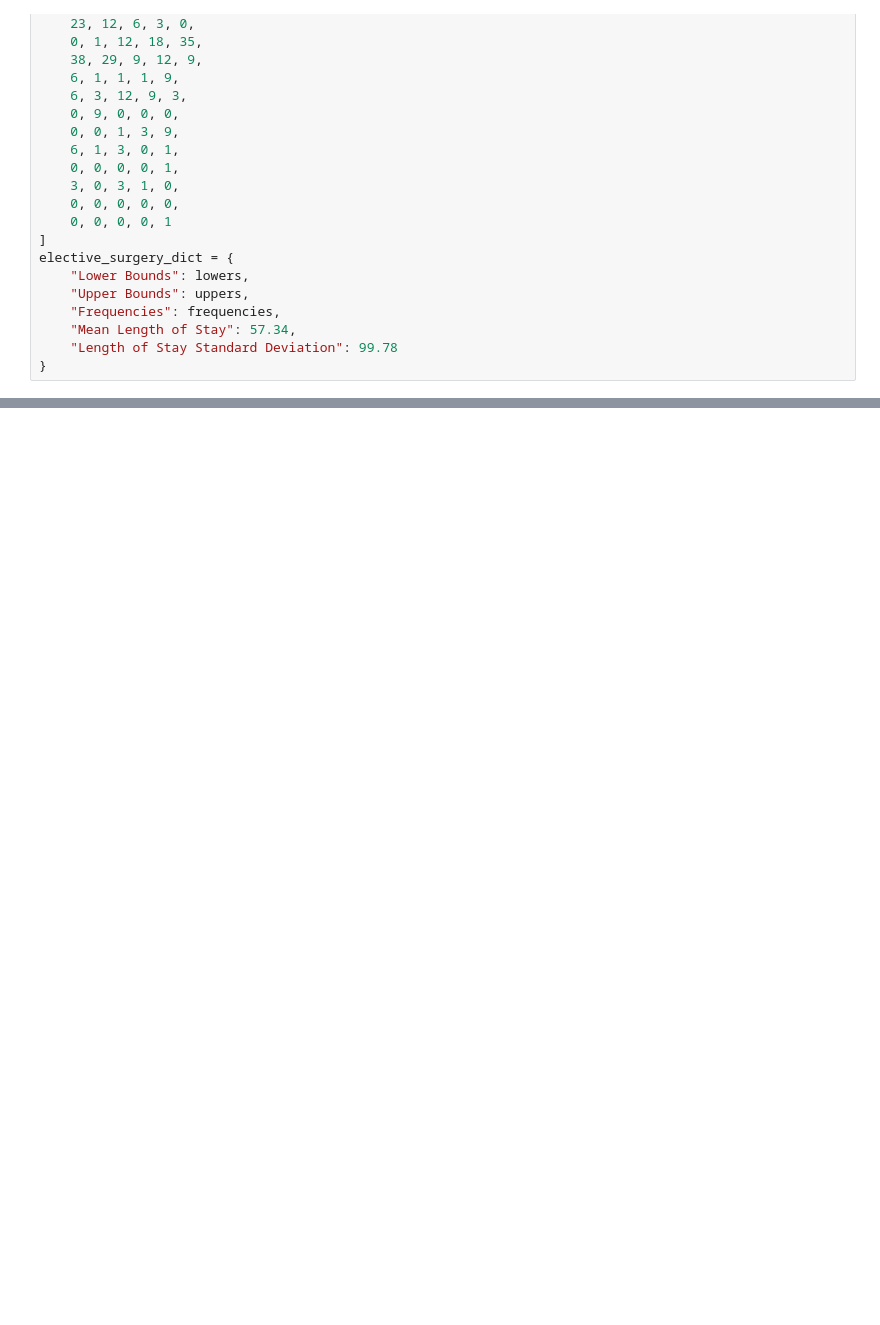
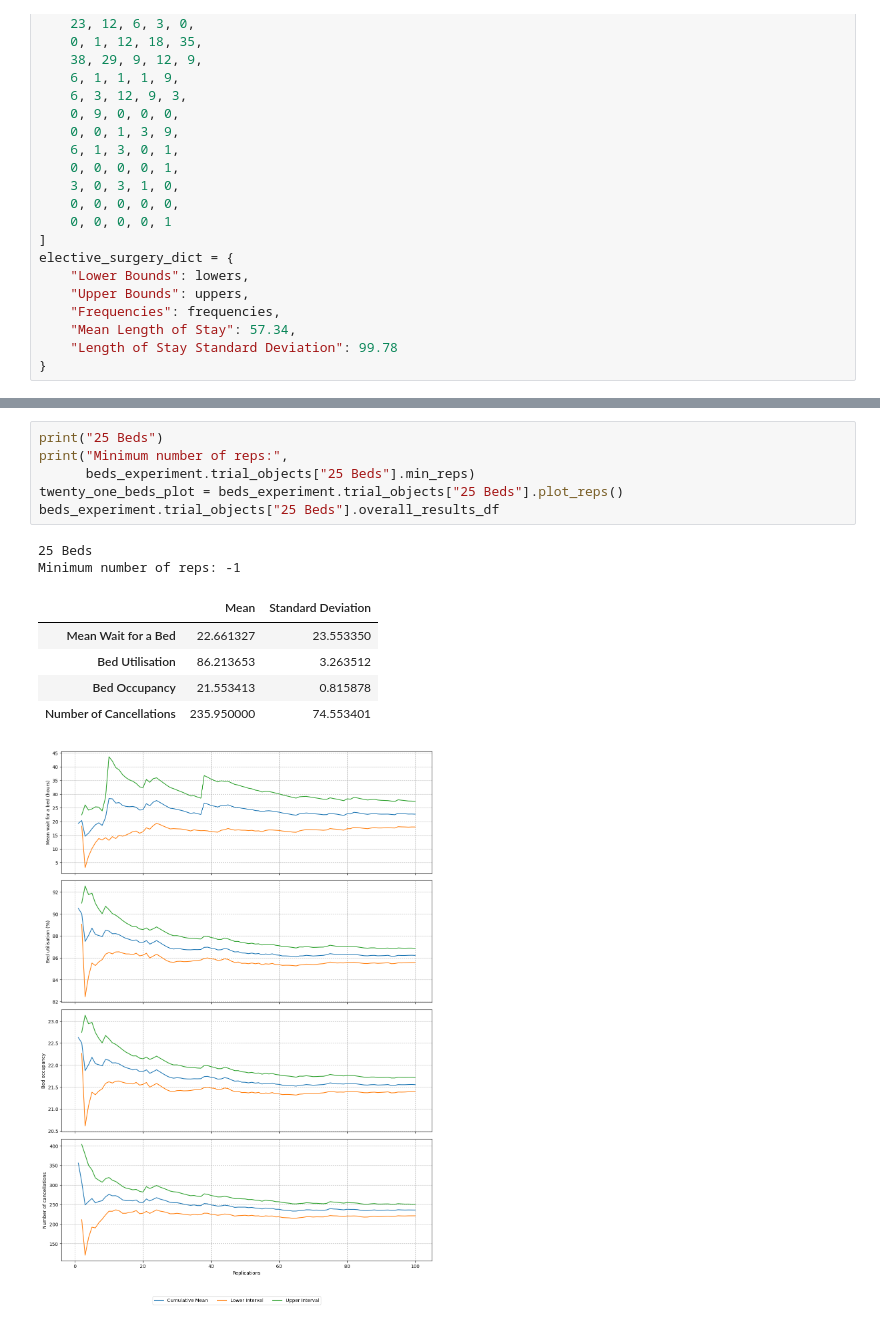
Before and after one commit to beckyexeter/hpdm097_des_assignment, a Jupyter notebook: technical_appendix/experiments.ipynb, the cells around one changed output, grey strips where cells are left out. Cells and saved outputs as stored; diff of their text form; blank space fills up the shorter version.

```diff
--- a/technical_appendix/experiments.ipynb
+++ b/technical_appendix/experiments.ipynb
@@ -149,0 +171,15 @@ beds_experiment.trial_objects["28 Beds"].overall_results_df
+# %%
+print("25 Beds")
+print("Minimum number of reps:",
+      beds_experiment.trial_objects["25 Beds"].min_reps)
+twenty_one_beds_plot = beds_experiment.trial_objects["25 Beds"].plot_reps()
+beds_experiment.trial_objects["25 Beds"].overall_results_df
+# %% [output]
+25 Beds
+Minimum number of reps: -1
+|  | Mean | Standard Deviation |
+| Mean Wait for a Bed | 22.661327 | 23.553350 |
+| Bed Utilisation | 86.213653 | 3.263512 |
+| Bed Occupancy | 21.553413 | 0.815878 |
+| Number of Cancellations | 235.950000 | 74.553401 |
+[figure, added]
```
Also changed, not shown: parts of 9 cells of this notebook, 6 other files.
